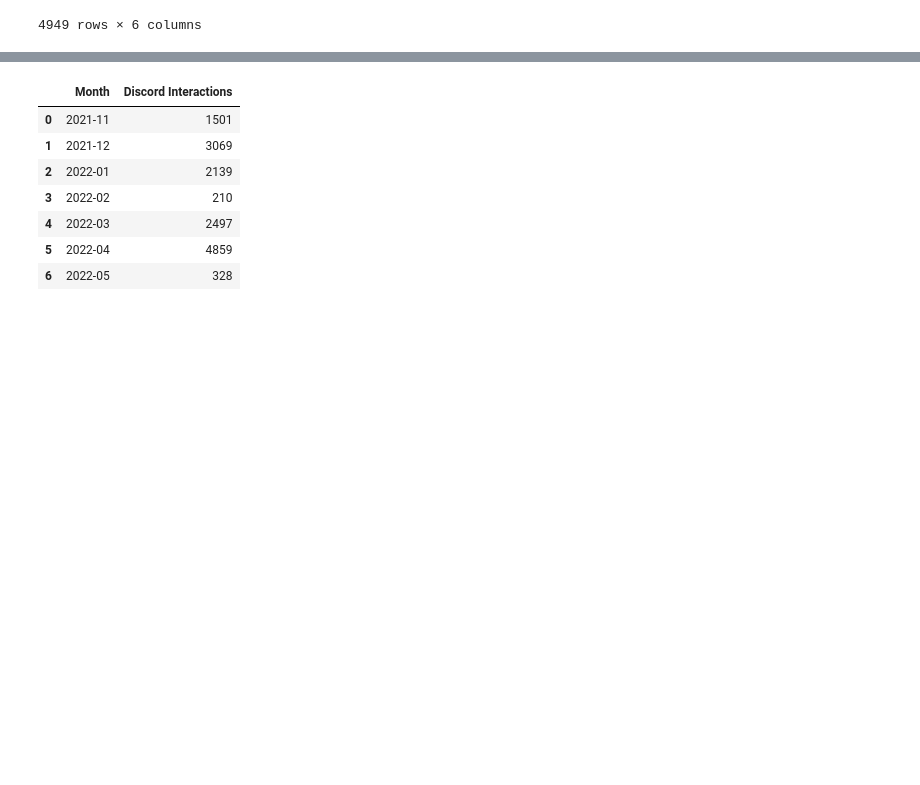
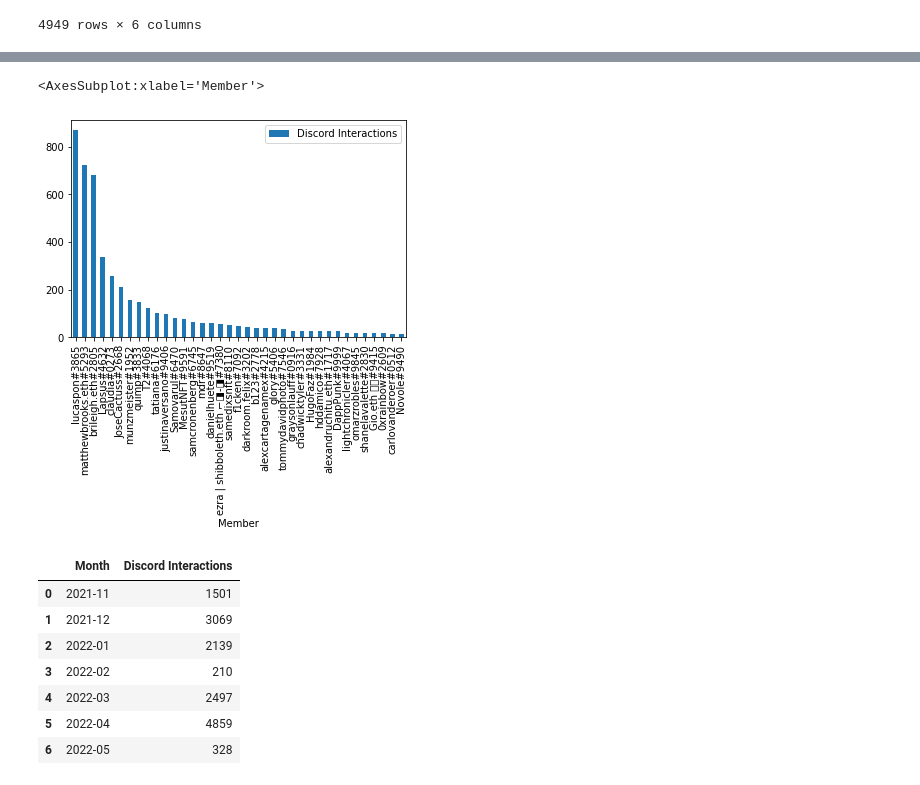
Before and after one commit to lucaspon/discord-activity, a Jupyter notebook: discord-activity.ipynb, the cells around one changed output, grey strips where cells are left out. Saved outputs shown, nothing was run; the diff lists cells and outputs as text; code cells hidden in the pictures; blank space fills up the shorter version.

```diff
--- a/discord-activity.ipynb
+++ b/discord-activity.ipynb
@@ -65,3 +65,10 @@ df
+# %%
+# plot data by member
+df.plot(x = 'Member', y = 'Discord Interactions',kind = 'bar')
+# df
+# %% [output]
+<AxesSubplot:xlabel='Member'>
+[figure, added]
 # %%
 # data analysis
 
```
Also changed, not shown: parts of 3 cells of this notebook.
